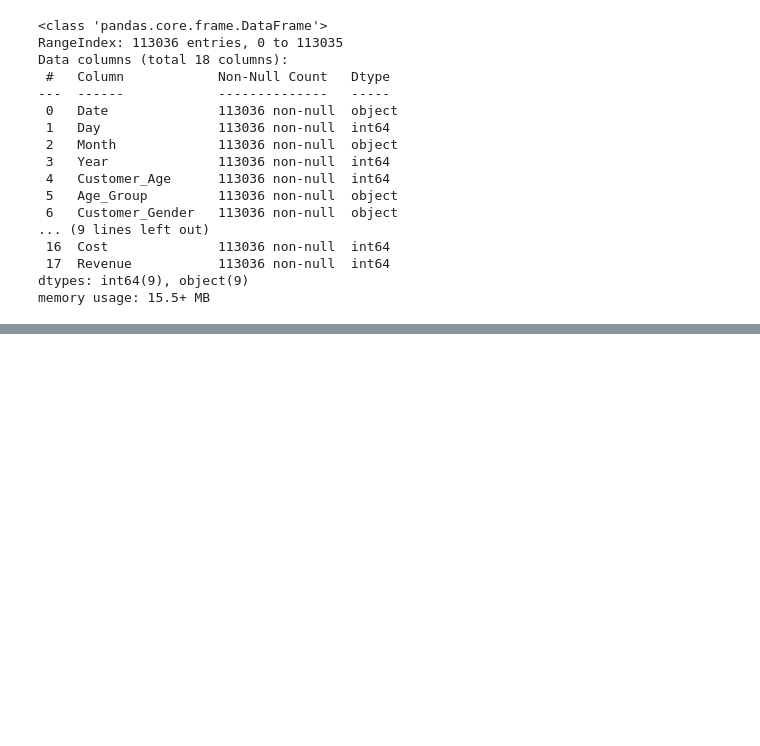
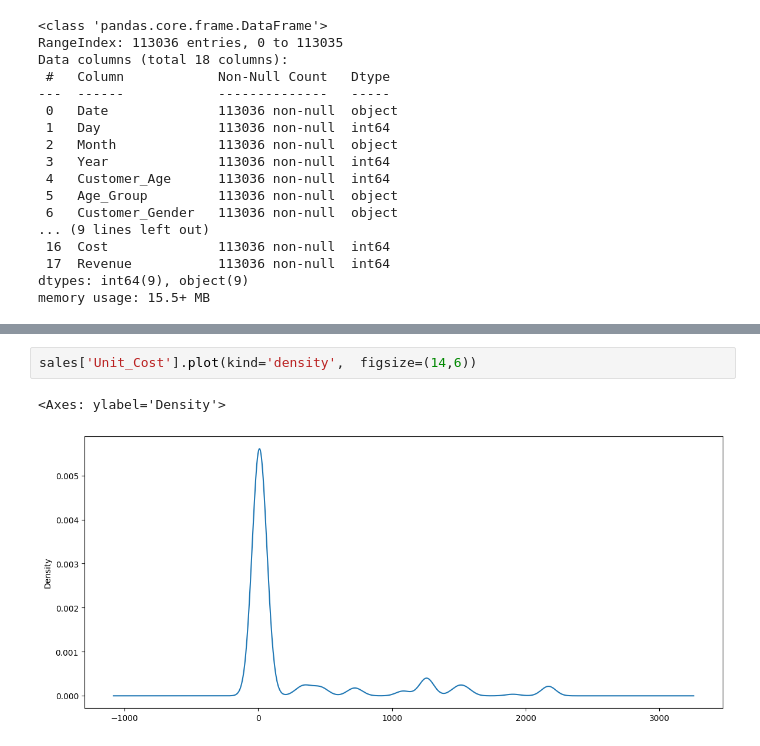
Before and after one commit to Kabin119245/AI-ML, a Jupyter notebook: DataAnalysisWithPython.ipynb, the cells around one changed output, grey strips where cells are left out. Drawn from its saved outputs; the diff is of its cells as text; blank space fills up the shorter version.

```diff
--- a/DataAnalysisWithPython.ipynb
+++ b/DataAnalysisWithPython.ipynb
@@ -148,0 +197,5 @@ sales.describe()
+# %%
+sales['Unit_Cost'].plot(kind='density',  figsize=(14,6))
+# %% [output]
+<Axes: ylabel='Density'>
+[figure, added]
```
Also changed, not shown: parts of 8 cells of this notebook.
